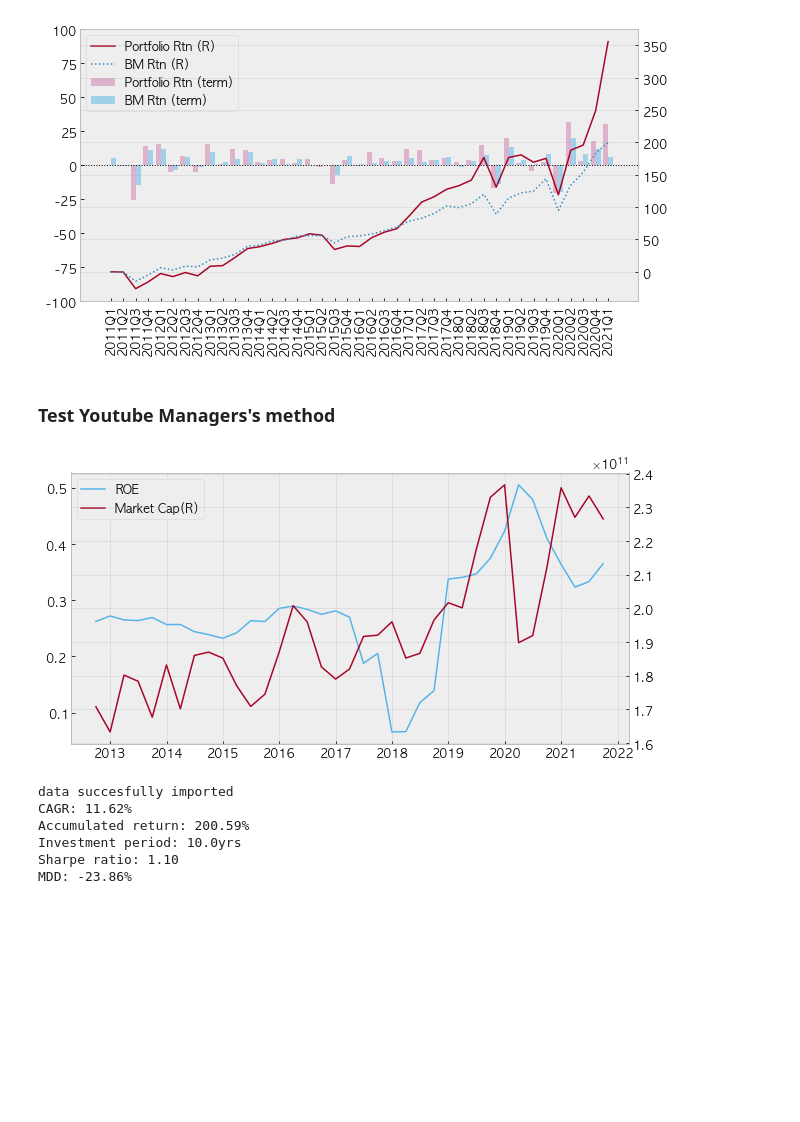
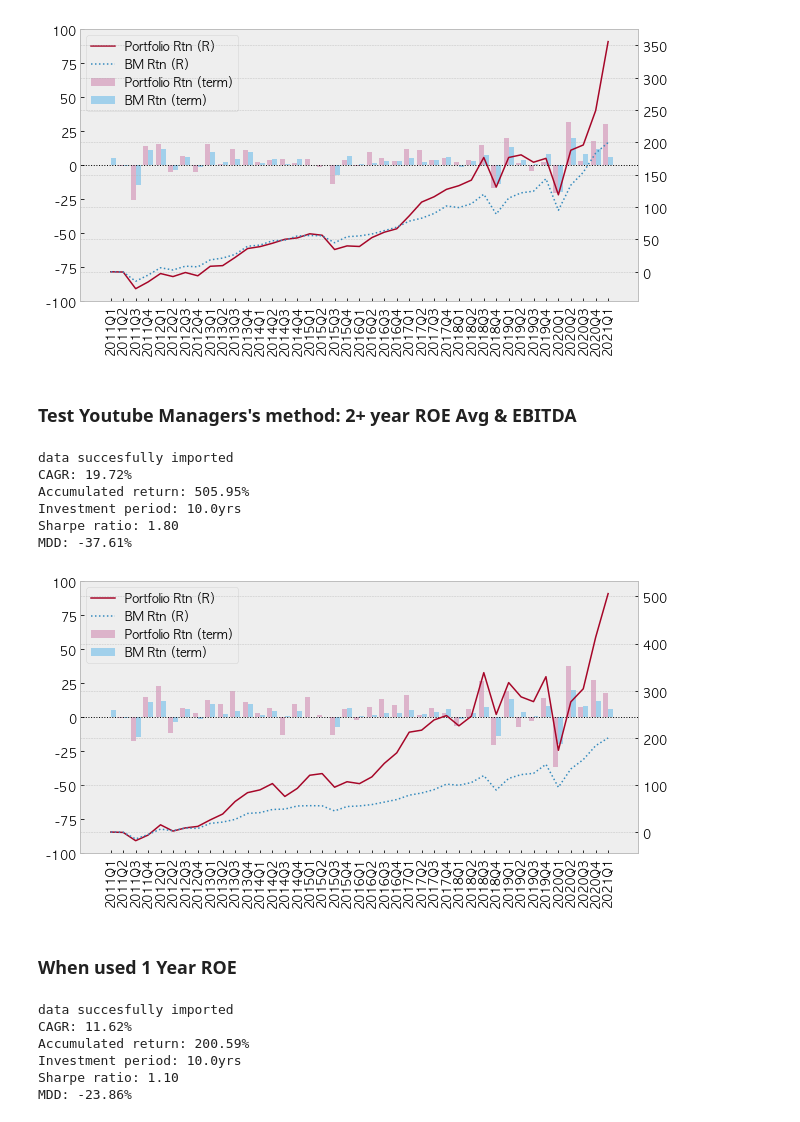
Before and after one commit to snoop2head/finterstellar-study, a Jupyter notebook: ch7_1.ipynb, the cells around one changed output. Cells and saved outputs as stored; diff of their text form; code cells hidden in the pictures; blank space fills up the shorter version.

Commit message:
update yt manager method

```diff
--- a/ch7_1.ipynb
+++ b/ch7_1.ipynb
@@ -112,7 +112,52 @@ Sharpe ratio: 1.55
 MDD: -26.16%
 [figure]
 # %% [markdown]
-### Test Youtube Managers's method
+### Test Youtube Managers's method: 2+ year ROE Avg & EBITDA
+# %%
+# EV/EBIT + GP/A
+terms = fs.set_terms(trade_start='2011Q1', trade_end='2021Q1')
+data = {}
+for t in terms:
+    data[t] = fs.fn_consolidated(otp=MY_ENV_VAR, term=t)
+clear_output()
+print("data succesfully imported")
+s = {}
+s1 = {}
+s2 = {}
+signal = {}
+for t in terms:
+    prev_t = fs.quarters_before(terms, t, 4)
+
+    data[t]["Market Cap"] = data[t]["Price"] * data[t]["Shares"]
+    data[t]["Net Cash"] = data[t]["Cash & Equivalents"] - data[t]["Current Liabilities"]
+    data[t]["EV/EBITDA"] = ( data[t]["Market Cap"] - data[t]["Net Cash"] ) / data[t]["EBITDA"]
+
+    # quality factor
+    data[t]["ROE"] = data[t]["Net Income"] / (data[t]['Total Assets'] - data[t]['Total Liabilities'])
+    data[t]["Avg ROE"] =  ( data[t]['ROE'] + data[prev_t]['ROE'] ) / 2
+
+    # price
+    s1[t] = fs.fn_score(data[t], by='EV/EBITDA', method='relative', floor=.1, cap=2, asc=True)
+
+    # quality
+    s2[t] = fs.fn_score(data[t], by='Avg ROE', method='relative', floor=0, asc=False)
+
+    # combine price factor and quality factor: pick best 30 companies
+    s[t] = fs.combine_score(s1[t], s2[t], n=30)
+    signal[t] = list(s[t].index)
+
+df_magic_formula_yt_manager = fs.backtest(signal=signal, data=data, m=3, cost=.001, rf_rate=.01)
+fs.draw_return(df_magic_formula_yt_manager)
+# %% [output]
+data succesfully imported
+CAGR: 19.72%
+Accumulated return: 505.95%
+Investment period: 10.0yrs
+Sharpe ratio: 1.80
+MDD: -37.61%
+[figure, added]
+# %% [markdown]
+### When used 1 Year ROE
 # %%
 # price factor
 def factor_as_yt_manager(df):
@@ -124,11 +169,6 @@ def factor_as_yt_manager(df):
     # quality factor
     df["ROE"] = df["Net Income"] / (df['Total Assets'] - df['Total Liabilities'])
     return df
-# %%
-df = factor_as_yt_manager(df)
-fs.draw_chart(df, left='ROE', right='Market Cap')
-# %% [output]
-[figure, removed]
 # %%
 # sky blue is NYSE and red is corresponding company
 
```
